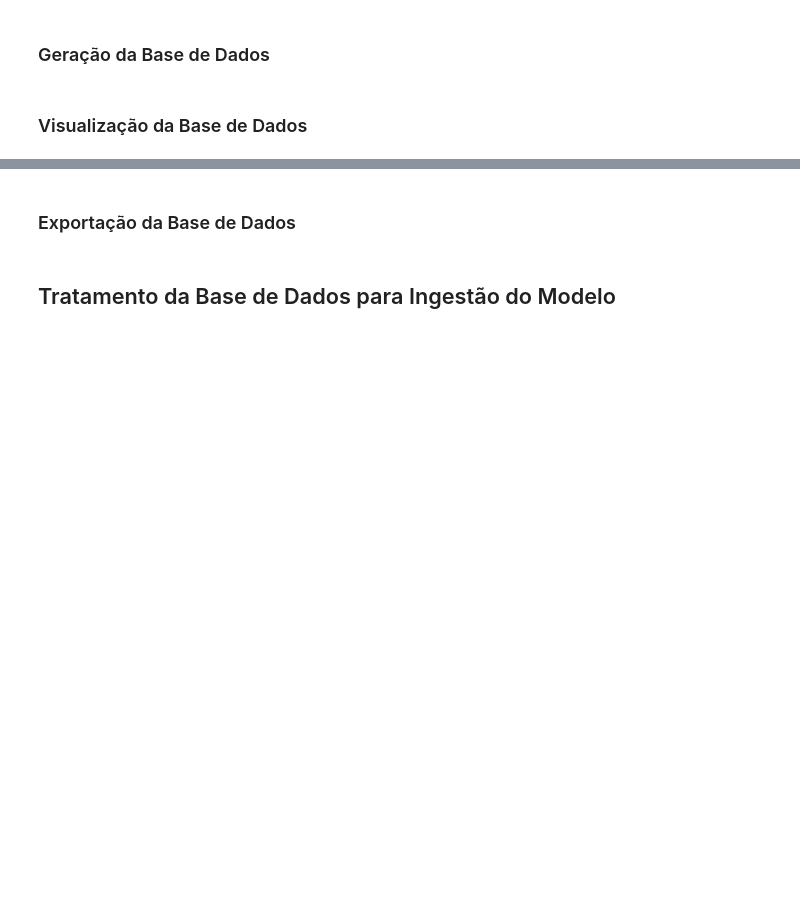
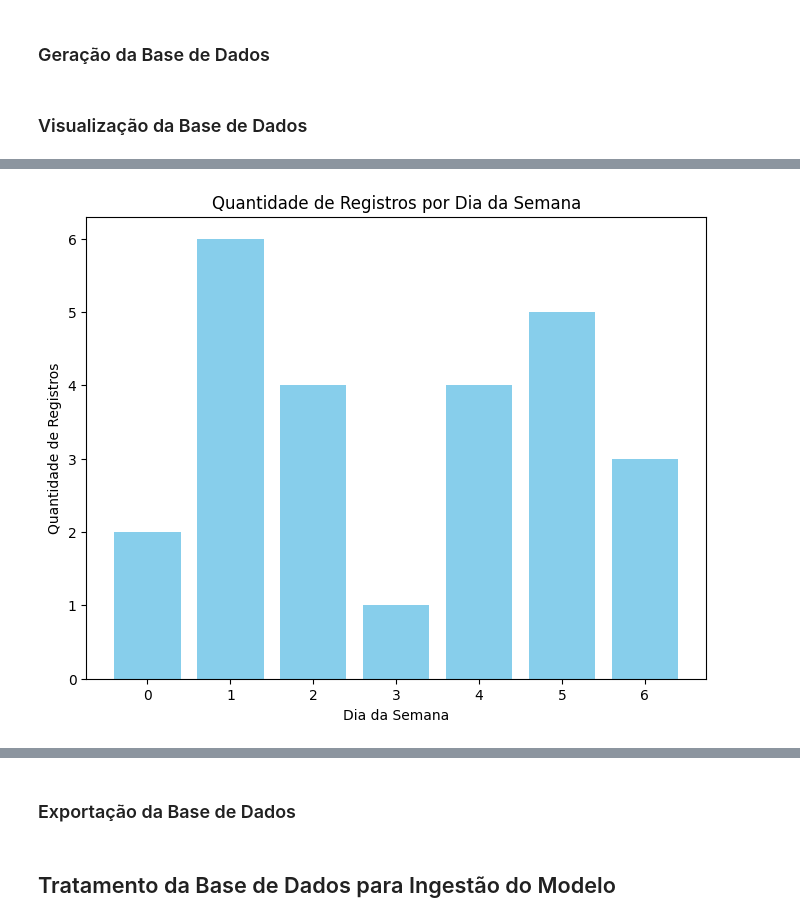
Before and after one commit to GabrielFePL/Sugestao-de-Noticia-LSTM, a Jupyter notebook: Estudo02.ipynb, the cells around one changed output, grey strips where cells are left out. Cells and saved outputs as stored; diff of their text form; code cells hidden in the pictures; blank space fills up the shorter version.

```diff
--- a/Estudo02.ipynb
+++ b/Estudo02.ipynb
@@ -106,0 +158,12 @@ plt.show()
+# %%
+day_counts = simulated_data[simulated_data['User_ID'] == random_user1]['Day_of_Week'].value_counts()
+
+plt.figure(figsize = (8, 6))
+plt.bar(day_counts.index, day_counts.values, color = 'skyblue')
+plt.xlabel('Dia da Semana')
+plt.ylabel('Quantidade de Registros')
+plt.title('Quantidade de Registros por Dia da Semana')
+plt.xticks(day_counts.index)
+plt.show()
+# %% [output]
+[figure, added]
```
Also changed, not shown: parts of 20 cells of this notebook.
